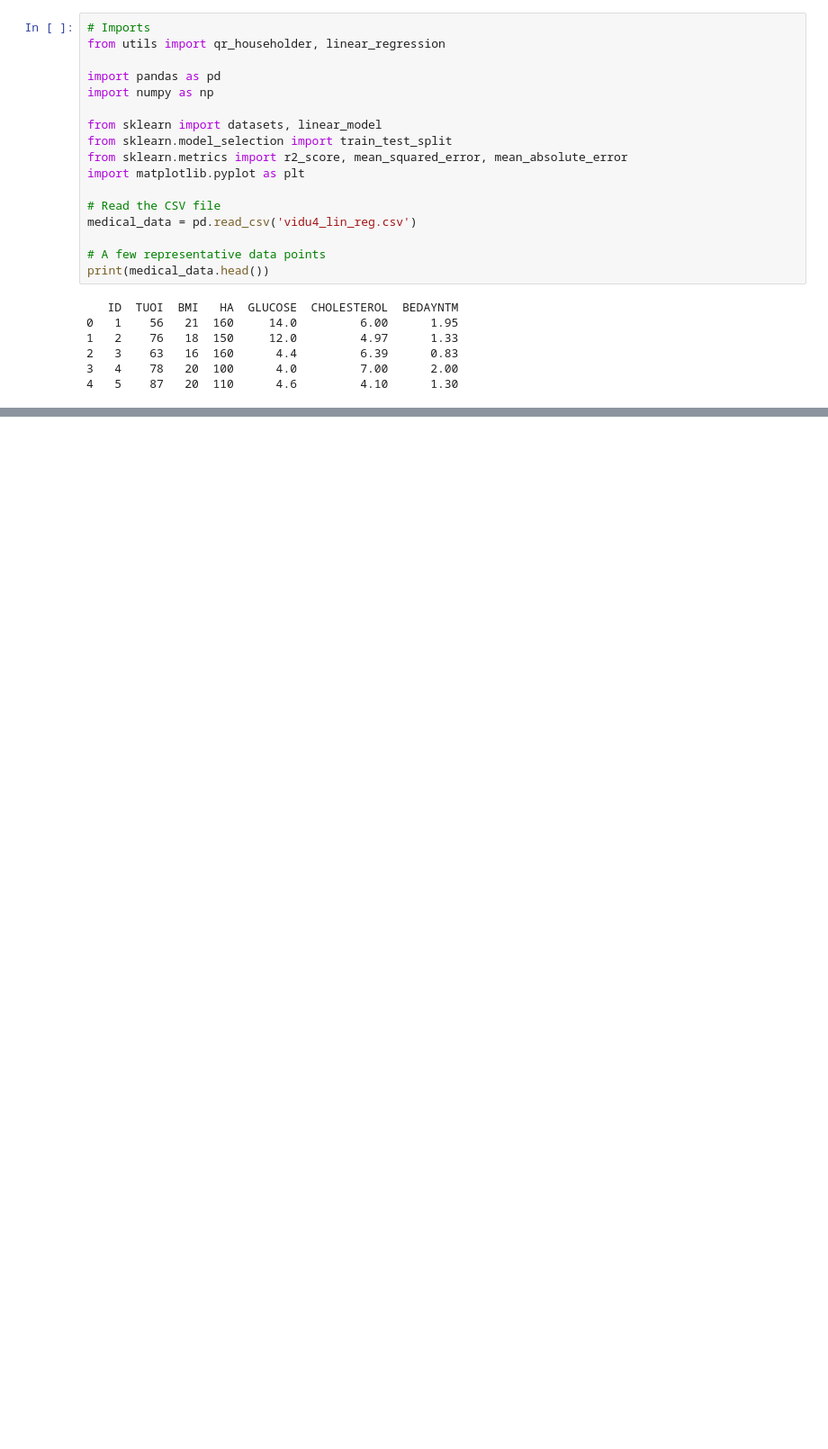
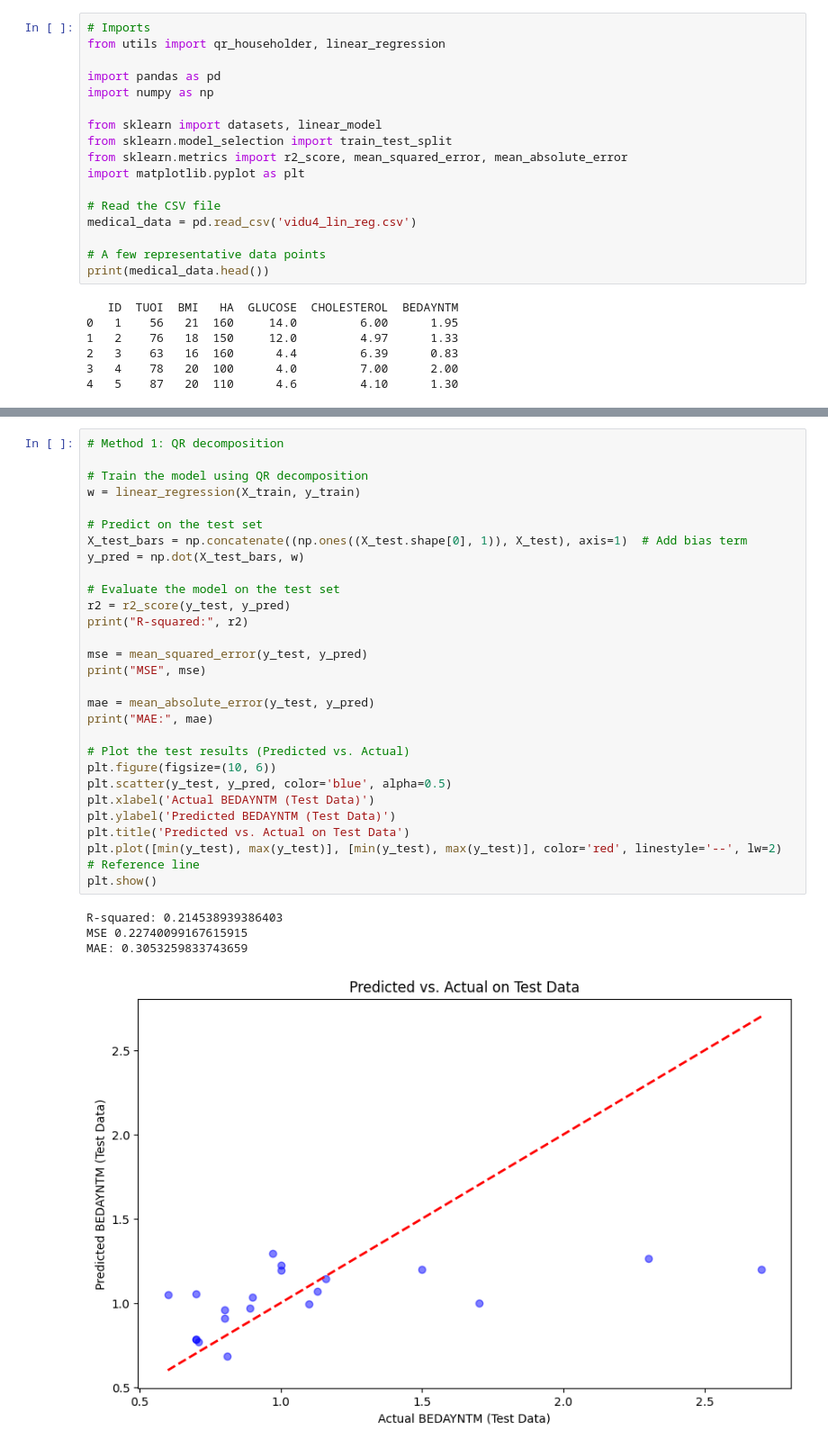
Before and after one commit to yuk068/machine-learning-mat3533, a Jupyter notebook: Jupyter/lr-assignment/example4_medical.ipynb, the cells around one changed output, grey strips where cells are left out. Shown at 90% size. Cells and saved outputs as stored; diff of their text form; blank space fills up the shorter version.

```diff
--- a/Jupyter/lr-assignment/example4_medical.ipynb
+++ b/Jupyter/lr-assignment/example4_medical.ipynb
@@ -43 +43,34 @@ X_train, X_test, y_train, y_test = train_test_split(X, y, test_size=0.2, random_
+# %%
+# Method 1: QR decomposition
+
+# Train the model using QR decomposition
+w = linear_regression(X_train, y_train)
+
+# Predict on the test set
+X_test_bars = np.concatenate((np.ones((X_test.shape[0], 1)), X_test), axis=1)  # Add bias term
+y_pred = np.dot(X_test_bars, w)
+
+# Evaluate the model on the test set
+r2 = r2_score(y_test, y_pred)
+print("R-squared:", r2)
+
+mse = mean_squared_error(y_test, y_pred)
+print("MSE", mse)
+
+mae = mean_absolute_error(y_test, y_pred)
+print("MAE:", mae)
+
+# Plot the test results (Predicted vs. Actual)
+plt.figure(figsize=(10, 6))
+plt.scatter(y_test, y_pred, color='blue', alpha=0.5)
+plt.xlabel('Actual BEDAYNTM (Test Data)')
+plt.ylabel('Predicted BEDAYNTM (Test Data)')
+plt.title('Predicted vs. Actual on Test Data')
+plt.plot([min(y_test), max(y_test)], [min(y_test), max(y_test)], color='red', linestyle='--', lw=2)  # Reference line
+plt.show()
+# %% [output]
+R-squared: 0.214538939386403
+MSE 0.22740099167615915
+MAE: 0.3053259833743659
+[figure, added]
 # %%
```
Also changed, not shown: parts of 3 cells of this notebook, 4 other files.
